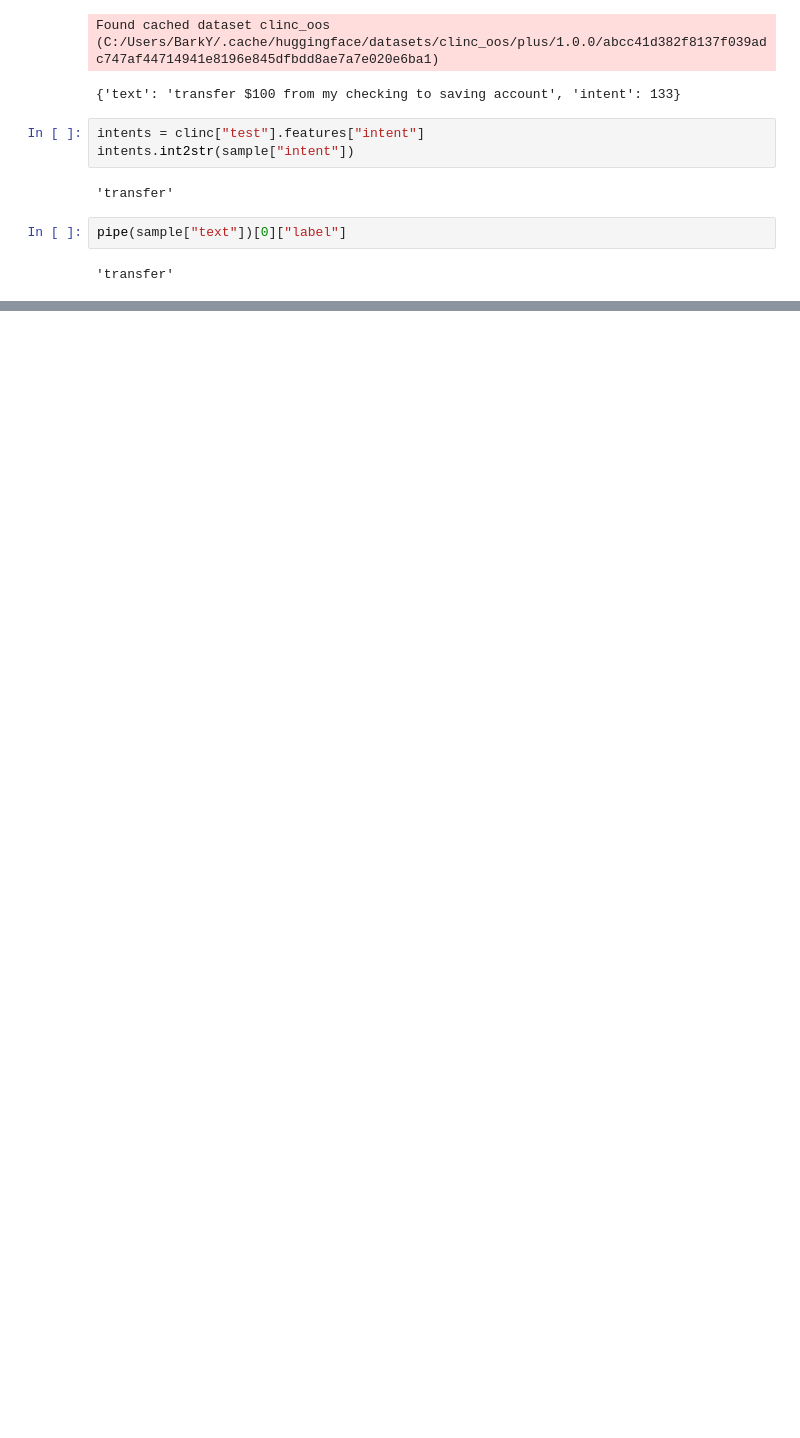
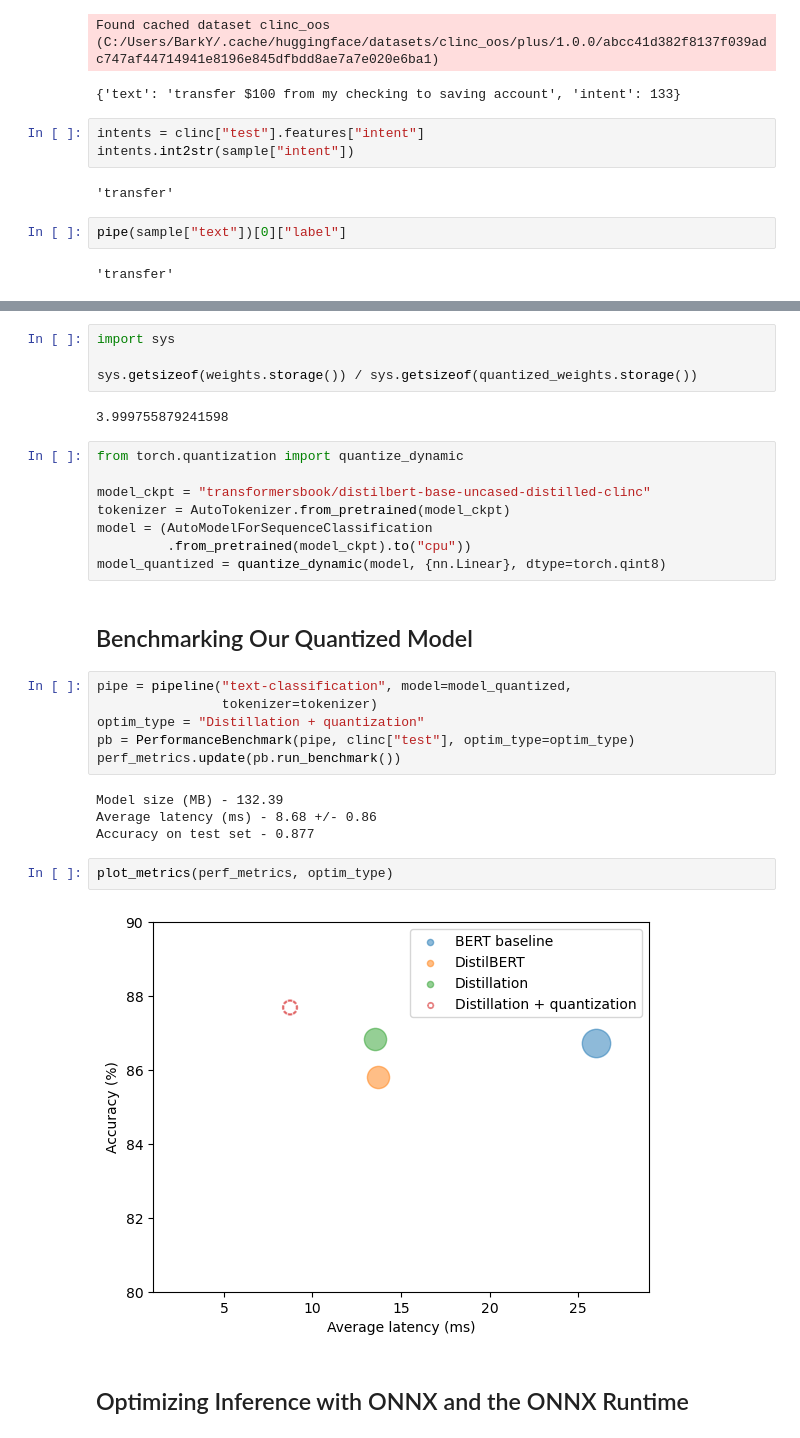
Before and after one commit to bastrob/Transformers, a Jupyter notebook: MakingTransformersEfficientInProduction/IntentDetectionStudyCase.ipynb, the cells around one changed output, grey strips where cells are left out. Drawn from its saved outputs; the diff is of its cells as text; blank space fills up the shorter version.

```diff
--- a/MakingTransformersEfficientInProduction/IntentDetectionStudyCase.ipynb
+++ b/MakingTransformersEfficientInProduction/IntentDetectionStudyCase.ipynb
@@ -117,0 +349,32 @@ Accuracy on test set - 0.867
+# %%
+import sys
+
+sys.getsizeof(weights.storage()) / sys.getsizeof(quantized_weights.storage())
+# %% [output]
+3.999755879241598
+# %%
+from torch.quantization import quantize_dynamic
+
+model_ckpt = "transformersbook/distilbert-base-uncased-distilled-clinc"
+tokenizer = AutoTokenizer.from_pretrained(model_ckpt)
+model = (AutoModelForSequenceClassification
+         .from_pretrained(model_ckpt).to("cpu"))
+model_quantized = quantize_dynamic(model, {nn.Linear}, dtype=torch.qint8)
+# %% [markdown]
+## Benchmarking Our Quantized Model
+# %%
+pipe = pipeline("text-classification", model=model_quantized,
+                tokenizer=tokenizer)
+optim_type = "Distillation + quantization"
+pb = PerformanceBenchmark(pipe, clinc["test"], optim_type=optim_type)
+perf_metrics.update(pb.run_benchmark())
+# %% [output]
+Model size (MB) - 132.39
+Average latency (ms) - 8.68 +/- 0.86
+Accuracy on test set - 0.877
+# %%
+plot_metrics(perf_metrics, optim_type)
+# %% [output]
+[figure, added]
+# %% [markdown]
+## Optimizing Inference with ONNX and the ONNX Runtime
```
Also changed, not shown: parts of 47 cells of this notebook.
